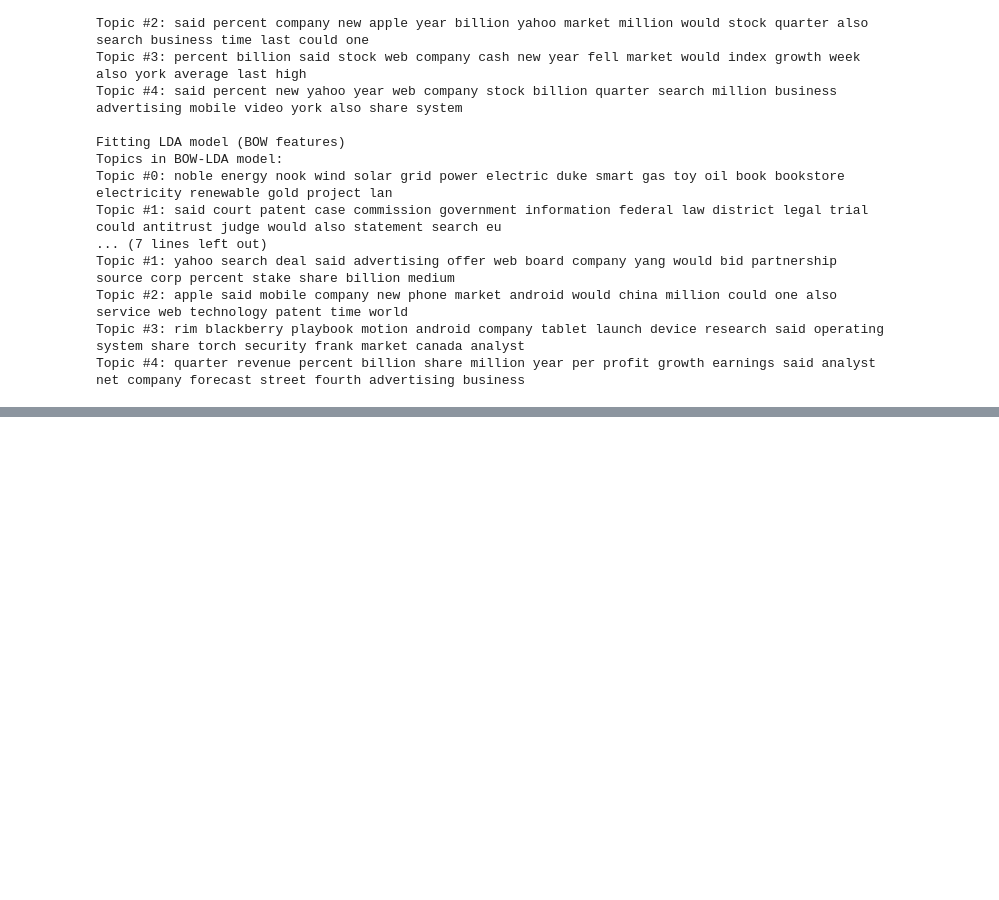
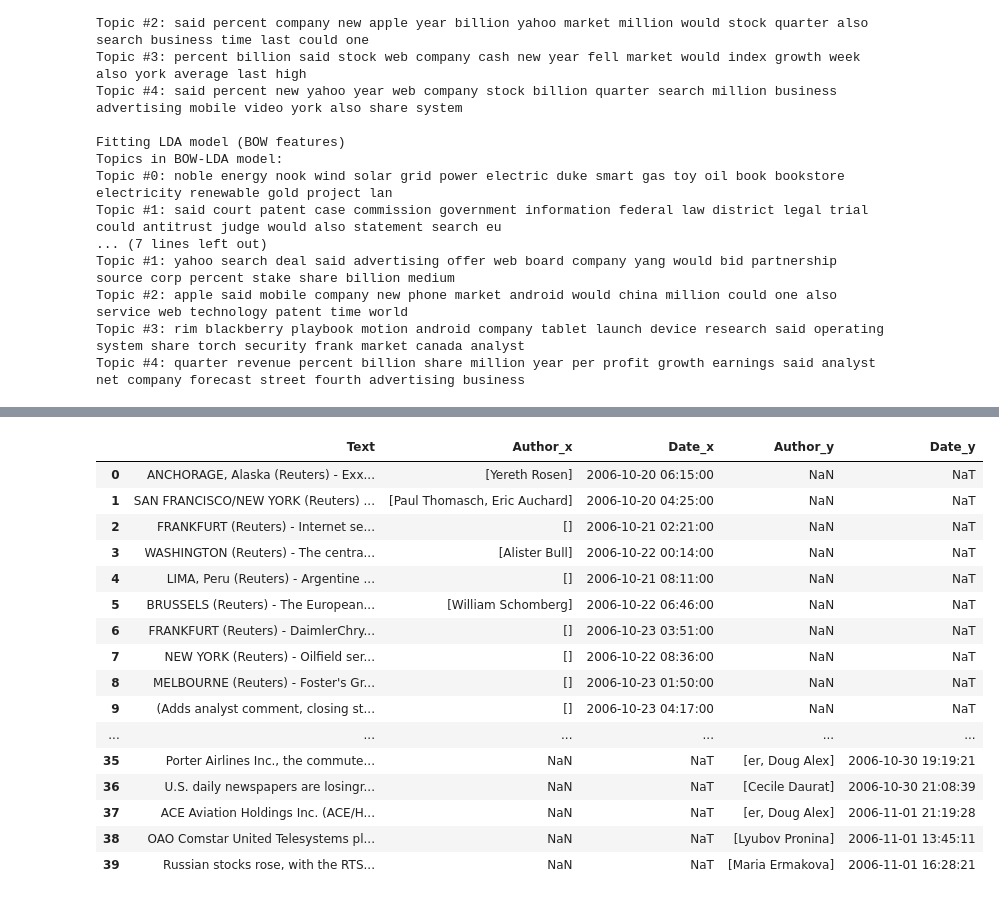
Before and after one commit to LouisRouss/PIE, a Jupyter notebook: Yann/notebooks/Testing packages.ipynb, the cells around one changed output, grey strips where cells are left out. Drawn from its saved outputs; the diff is of its cells as text; code cells hidden in the pictures; blank space fills up the shorter version.

```diff
--- a/Yann/notebooks/Testing packages.ipynb
+++ b/Yann/notebooks/Testing packages.ipynb
@@ -320,0 +201,8 @@ Nombre de valeurs : 1284, Première date : 2020-12-28T17:41:00.000000000, derni
+# %%
+import nlp_utilities as nlp_u
+import dict_utilities as dict_u
+import data_utilities as data_u
+
+data_dict = dict_u.get_dict(dict_dir)
+print(f"Tickers available : {data_dict.keys()}")
+print(f"Number of news labelled for Google : {len(data_dict['google'])}")
@@ -320,0 +249,5 @@ Nombre de valeurs : 1284, Première date : 2020-12-28T17:41:00.000000000, derni
+# %%
+%%time
+n_samples = len(data_dict["google"])
+df = data_dict["google"].iloc[0:n_samples]
+X_nmf = nlp_u.get_nmf_features(df, n_topics=5, stop_words = None, language = 'en')
@@ -320,0 +354,5 @@ Nombre de valeurs : 1284, Première date : 2020-12-28T17:41:00.000000000, derni
+# %%
+%%time
+dfC = pd.merge(dfA,dfB , how='outer', on=["Text"])
+dfC
+# %% [output]
@@ -320,0 +360,17 @@ Nombre de valeurs : 1284, Première date : 2020-12-28T17:41:00.000000000, derni
+|  | Text | Author_x | Date_x | Author_y | Date_y |
+| 0 | ANCHORAGE, Alaska (Reuters) - Exx... | [Yereth Rosen] | 2006-10-20 06:15:00 | NaN | NaT |
+| 1 | SAN FRANCISCO/NEW YORK (Reuters) ... | [Paul Thomasch, Eric Auchard] | 2006-10-20 04:25:00 | NaN | NaT |
+| 2 | FRANKFURT (Reuters) - Internet se... | [] | 2006-10-21 02:21:00 | NaN | NaT |
+| 3 | WASHINGTON (Reuters) - The centra... | [Alister Bull] | 2006-10-22 00:14:00 | NaN | NaT |
+| 4 | LIMA, Peru (Reuters) - Argentine ... | [] | 2006-10-21 08:11:00 | NaN | NaT |
+| 5 | BRUSSELS (Reuters) - The European... | [William Schomberg] | 2006-10-22 06:46:00 | NaN | NaT |
+| 6 | FRANKFURT (Reuters) - DaimlerChry... | [] | 2006-10-23 03:51:00 | NaN | NaT |
+| 7 | NEW YORK (Reuters) - Oilfield ser... | [] | 2006-10-22 08:36:00 | NaN | NaT |
+| 8 | MELBOURNE (Reuters) - Foster's Gr... | [] | 2006-10-23 01:50:00 | NaN | NaT |
+| 9 | (Adds analyst comment, closing st... | [] | 2006-10-23 04:17:00 | NaN | NaT |
+| ... | ... | ... | ... | ... | ... |
+| 35 | Porter Airlines Inc., the commute... | NaN | NaT | [er, Doug Alex] | 2006-10-30 19:19:21 |
+| 36 | U.S. daily newspapers are losingr... | NaN | NaT | [Cecile Daurat] | 2006-10-30 21:08:39 |
+| 37 | ACE Aviation Holdings Inc. (ACE/H... | NaN | NaT | [er, Doug Alex] | 2006-11-01 21:19:28 |
+| 38 | OAO Comstar United Telesystems pl... | NaN | NaT | [Lyubov Pronina] | 2006-11-01 13:45:11 |
+| 39 | Russian stocks rose, with the RTS... | NaN | NaT | [Maria Ermakova] | 2006-11-01 16:28:21 |
```
Also changed, not shown: parts of 32 cells of this notebook, 4 other files.
